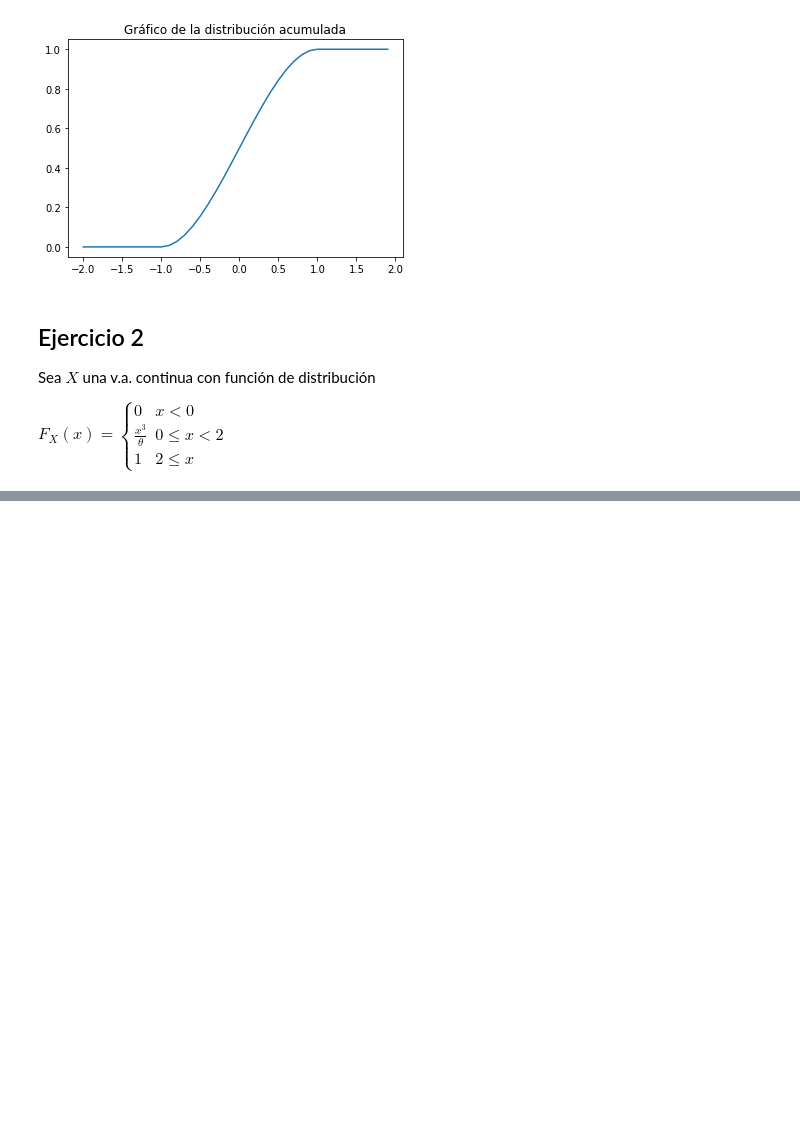
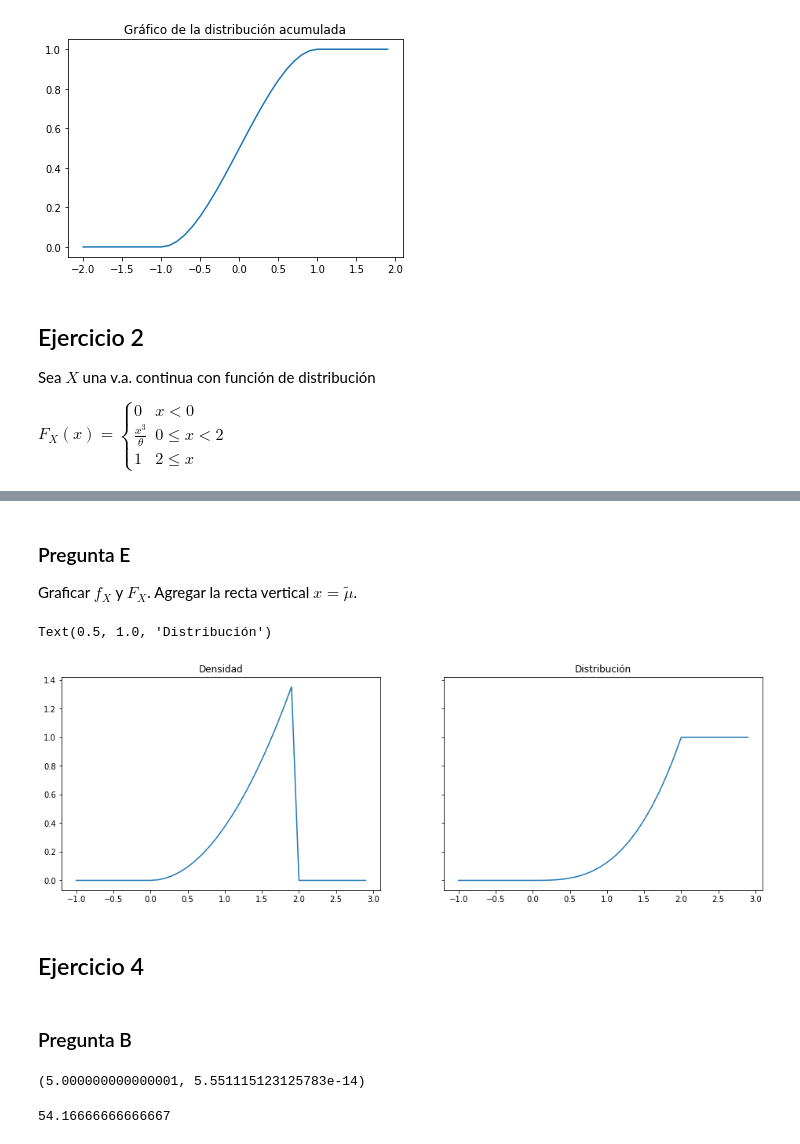
Before and after one commit to yagopajarino/uba-probayestadistica, a Jupyter notebook: Soluciones/Práctica 3.ipynb, the cells around one changed output, grey strips where cells are left out. Drawn from its saved outputs; the diff is of its cells as text; code cells hidden in the pictures; blank space fills up the shorter version.

Commit message:
Hasta ejercicio 11 P8

```diff
--- a/Soluciones/Práctica 3.ipynb
+++ b/Soluciones/Práctica 3.ipynb
@@ -116,0 +138,39 @@ Hay que usar Barrow en la función del medio, igualda a 1 y despejar $\theta$
+# %% [markdown]
+### Pregunta E
+
+Graficar $f_X$ y $F_X$. Agregar la recta vertical $x = \tilde\mu$.
+# %%
+def f(x):
+    if (0 < x < 2):
+        return (3/8)*(x**2)
+    else:
+        return 0
+
+def F(x):
+    if x < 0:
+        return 0
+    elif x >= 2:
+        return 1
+    else:
+        return (1/8)*(x**3)
+# %%
+x = -1
+xs, fy, Fy = [], [], []
+while x <= 3:
+    xs.append(x)
+    fy.append(f(x))
+    Fy.append(F(x))
+    x += 0.1
+
+fig, (ax1, ax2) = plt.subplots(1,2,sharey=True,figsize=(16,5))
+ax1.plot(xs, fy)
+ax1.set_title("Densidad")
+ax2.plot(xs, Fy)
+ax2.set_title("Distribución")
+# %% [output]
+Text(0.5, 1.0, 'Distribución')
+[figure, added]
+# %% [markdown]
+## Ejercicio 4
+# %% [markdown]
+### Pregunta B
@@ -116,0 +185,15 @@ Hay que usar Barrow en la función del medio, igualda a 1 y despejar $\theta$
+# %%
+# Esperanza de Y
+def inf(n):
+    return n*f(n)
+scipy.integrate.quad(inf, 0,10)
+# %% [output]
+(5.000000000000001, 5.551115123125783e-14)
+# %%
+# Varianza de y
+def varY(n):
+    return f(n) * (n**2)
+e2 = scipy.integrate.quad(varY,0,10)[0]
+e2 + 25
+# %% [output]
+54.16666666666667
```
Also changed, not shown: parts of 78 cells of this notebook, 13 other files.
